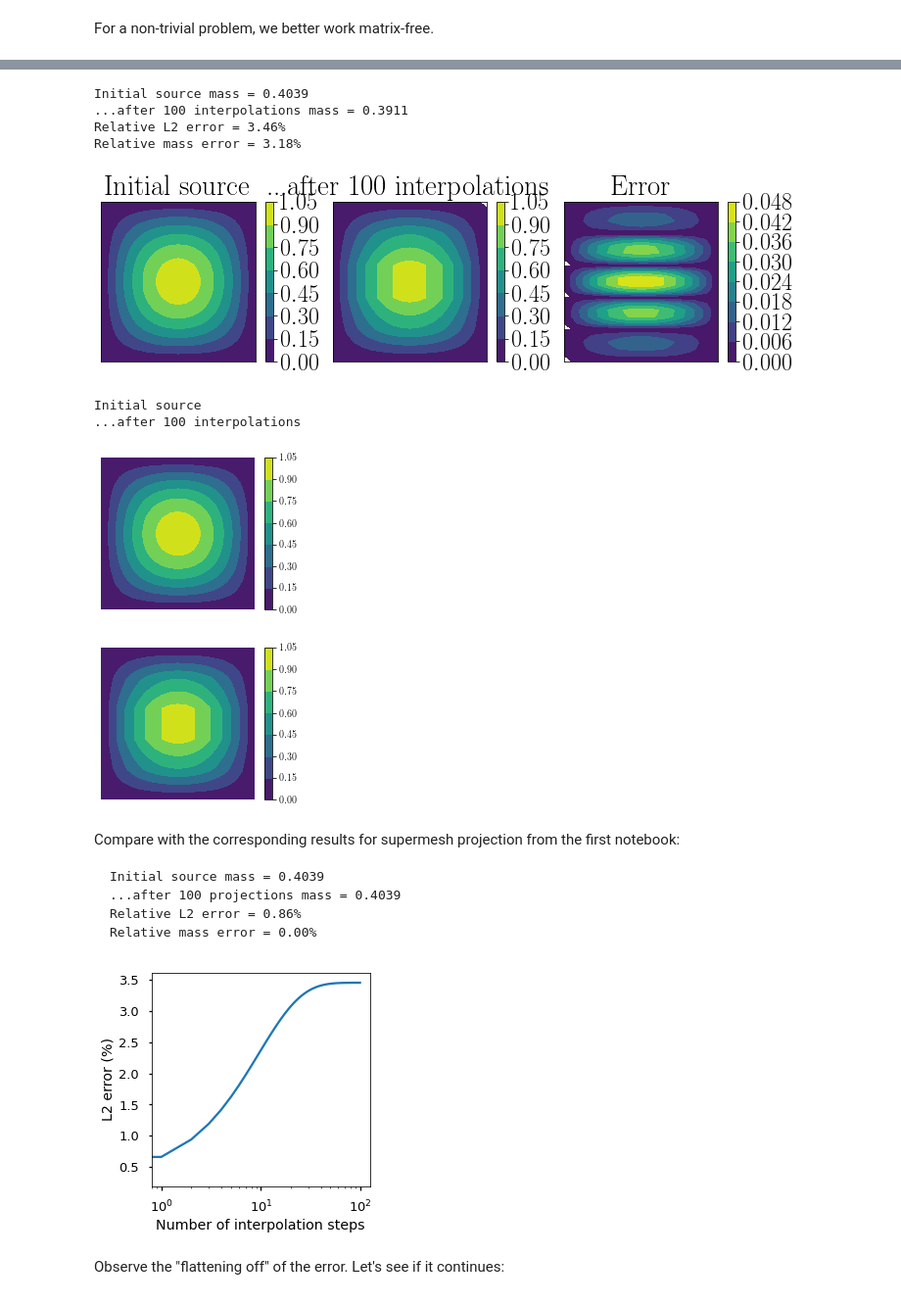
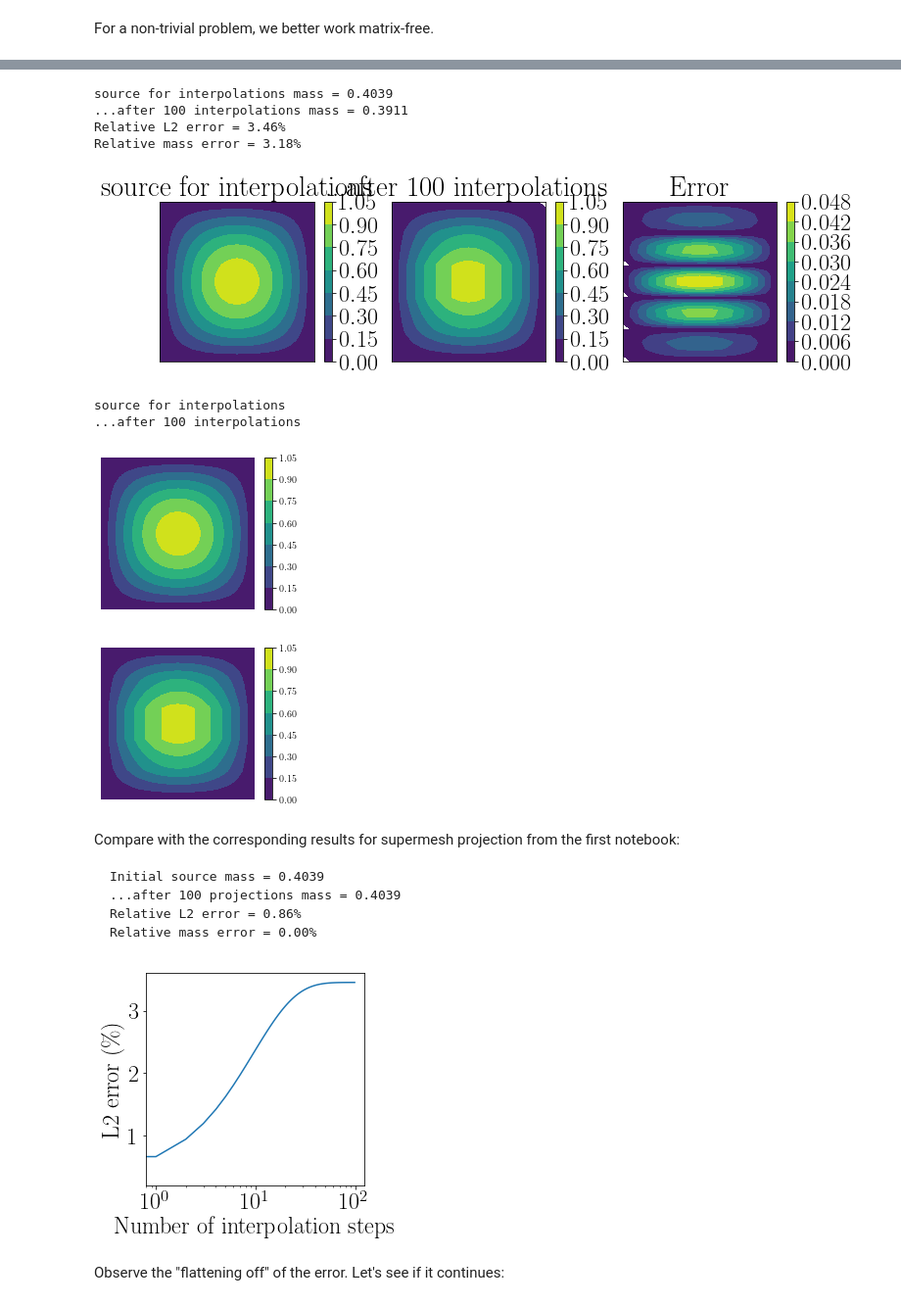
Before and after one commit to jwallwork23/adapt_utils_notebooks, a Jupyter notebook: interpolation/04-interpolation-matrix.ipynb, the cells around one changed output, grey strips where cells are left out. Shown at 98% size. Cells and saved outputs as stored; diff of their text form; code cells hidden in the pictures.

```diff
--- a/interpolation/04-interpolation-matrix.ipynb
+++ b/interpolation/04-interpolation-matrix.ipynb
@@ -144,7 +144,7 @@ Vs = FunctionSpace(Hs, "CG", 1)
 Vt = FunctionSpace(Ht, "CG", 1)
 xs, ys = SpatialCoordinate(Hs)
 # %%
-s_init = Function(Vs, name="Initial source")
+s_init = Function(Vs, name="source for interpolations")
 s_init.interpolate(sin(pi*xs)*sin(pi*ys))
 s = Function(Vs, name="Source").assign(s_init)
 t = Function(Vt, name="Target")
@@ -252,11 +252,11 @@ for i, f in enumerate((s_init, s, err)):
 print("Relative L2 error = {:.2f}%".format(100*l2_error[-1]))
 print("Relative mass error = {:.2f}%".format(100*mass_error[-1]))
 # %% [output]
-Initial source mass = 0.4039
+source for interpolations mass = 0.4039
 ...after 100 interpolations mass = 0.3911
 Relative L2 error = 3.46%
 Relative mass error = 3.18%
-[figure, old version]
+[figure, new version]
 # %%
 for f in (s_init, s):
     fig, axes = plt.subplots(figsize=(3.5, 3))
@@ -265,9 +265,9 @@ for f in (s_init, s):
     cbar.ax.tick_params(labelsize=10)
     axes.axis(False)
     print(f.dat.name)
-    savefig("_".join(f.dat.name.split()), "plots", ["png"])
+    savefig("_".join(f.dat.name.split()), "plots", ["jpg"])
 # %% [output]
-Initial source
+source for interpolations
 ...after 100 interpolations
 [figure]
 [figure]
@@ -281,10 +281,10 @@ Compare with the corresponding results for supermesh projection from the first n
 # %%
 fig, axes = plt.subplots(figsize=(4, 4))
 axes.semilogx(100*np.array(l2_error));
 axes.set_xlabel("Number of interpolation steps")
-axes.set_ylabel("L2 error (%)");
+axes.set_ylabel("L2 error (\%)");
 # %% [output]
-[figure, old version]
+[figure, new version]
 # %% [markdown]
 Observe the "flattening off" of the error. Let's see if it continues:
 # %%
```
Also changed, not shown: parts of 3 cells of this notebook, 2 other files.
